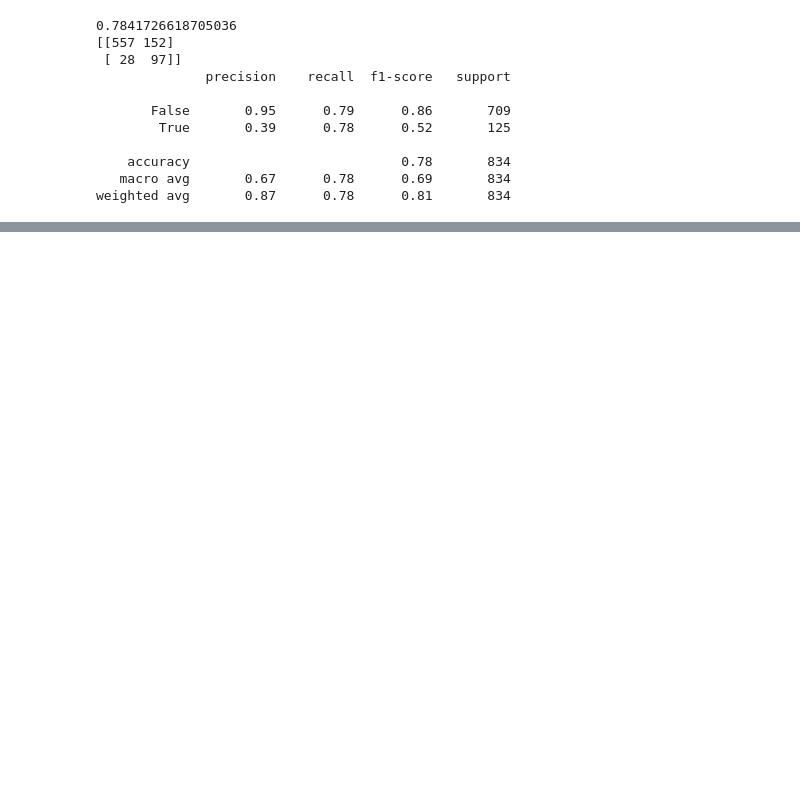
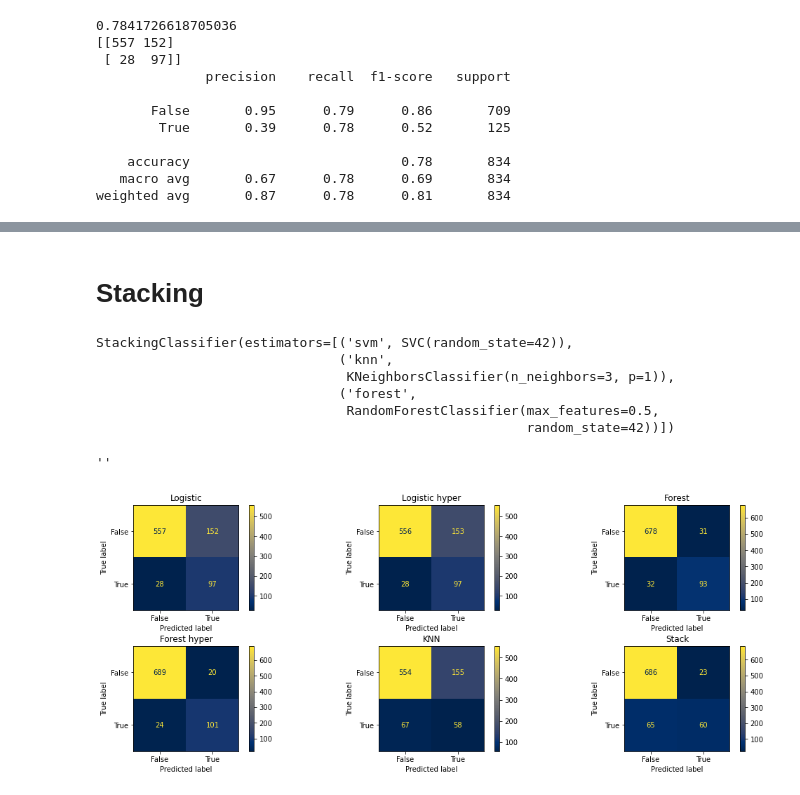
Before and after one commit to howen7/Predictive_Modeling, a Jupyter notebook: notebooks/exploratory/Hunter.ipynb, the cells around one changed output, grey strips where cells are left out. Drawn from its saved outputs; the diff is of its cells as text; code cells hidden in the pictures; blank space fills up the shorter version.

```diff
--- a/notebooks/exploratory/Hunter.ipynb
+++ b/notebooks/exploratory/Hunter.ipynb
@@ -144,0 +307,4 @@ weighted avg       0.87      0.78      0.81       834
+# %%
+svm = SVC(random_state=42)
+svm.fit(X_resample, y_resample)
+svm.score(X_test_ss, y_test)
@@ -144,0 +333,10 @@ weighted avg       0.87      0.78      0.81       834
+# %%
+abc = AdaBoostClassifier(random_state=42)
+
+abc.fit(X_resample, y_resample)
+
+y_hat_abc = sr.predict(X_test_ss)
+
+print(abc.score(X_test_ss, y_test))
+print(confusion_matrix(y_test, y_hat_abc))
+print(classification_report(y_test, y_hat_abc))
@@ -144,0 +355,40 @@ weighted avg       0.87      0.78      0.81       834
+# %% [markdown]
+# Stacking
+# %%
+estimators = [
+    ('svm', svm),
+    ('knn', knn),
+    ('forest', forest2)
+]
+
+sr = StackingClassifier(estimators)
+# %%
+sr.fit(X_resample, y_resample)
+# %% [output]
+StackingClassifier(estimators=[('svm', SVC(random_state=42)),
+                               ('knn',
+                                KNeighborsClassifier(n_neighbors=3, p=1)),
+                               ('forest',
+                                RandomForestClassifier(max_features=0.5,
+                                                       random_state=42))])
+# %%
+fig, axes = plt.subplots(nrows=2, ncols=3, figsize=(15, 6))
+fig.tight_layout(pad=3.0)
+
+axes[0, 0].set_title("Logistic")
+axes[0, 1].set_title("Logistic hyper")
+axes[0, 2].set_title("Forest")
+axes[1, 0].set_title("Forest hyper")
+axes[1, 1].set_title("KNN")
+axes[1, 2].set_title("Stack")
+
+plot_confusion_matrix(log1, X_test_ss, y_test, ax=axes[0, 0], cmap="cividis")
+plot_confusion_matrix(log2, X_test_ss, y_test, ax=axes[0, 1], cmap="cividis")
+plot_confusion_matrix(forest, X_test_ss, y_test, ax=axes[0, 2], cmap="cividis")
+plot_confusion_matrix(forest2, X_test_ss, y_test, ax=axes[1, 0], cmap="cividis")
+plot_confusion_matrix(knn, X_test_ss, y_test, ax=axes[1, 1], cmap="cividis")
+plot_confusion_matrix(sr, X_test_ss, y_test, ax=axes[1, 2], cmap="cividis")
+;
+# %% [output]
+''
+[figure, added]
```
Also changed, not shown: parts of 46 cells of this notebook.
